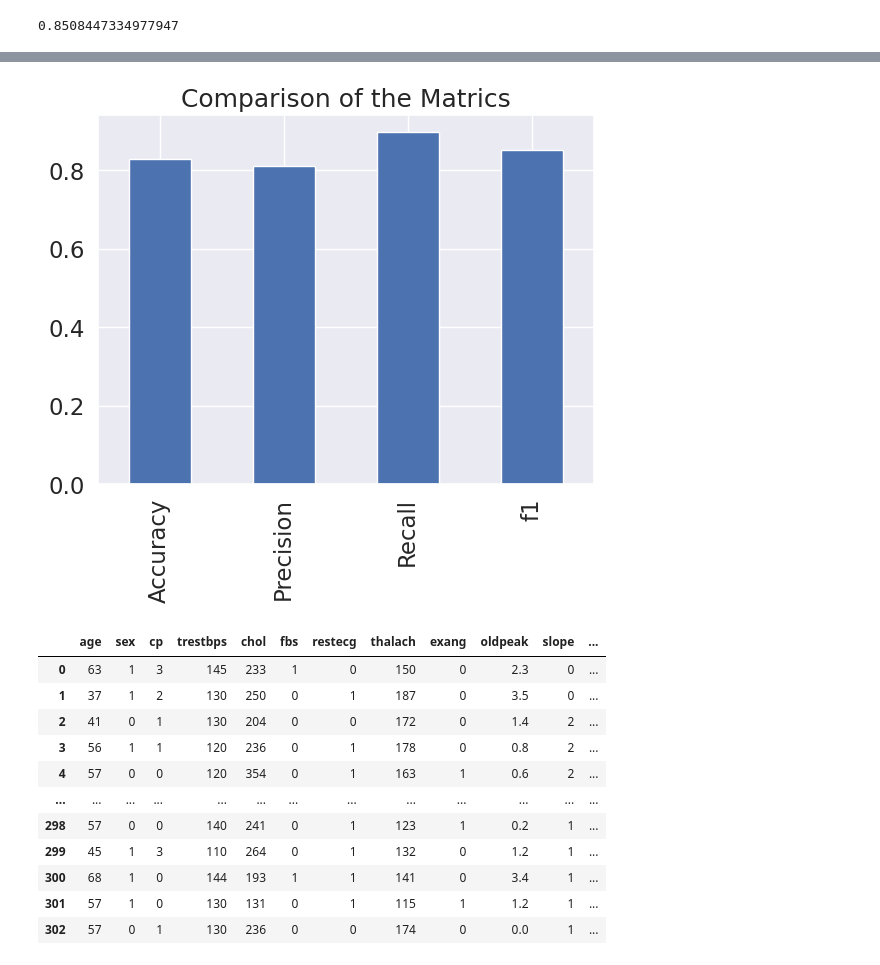
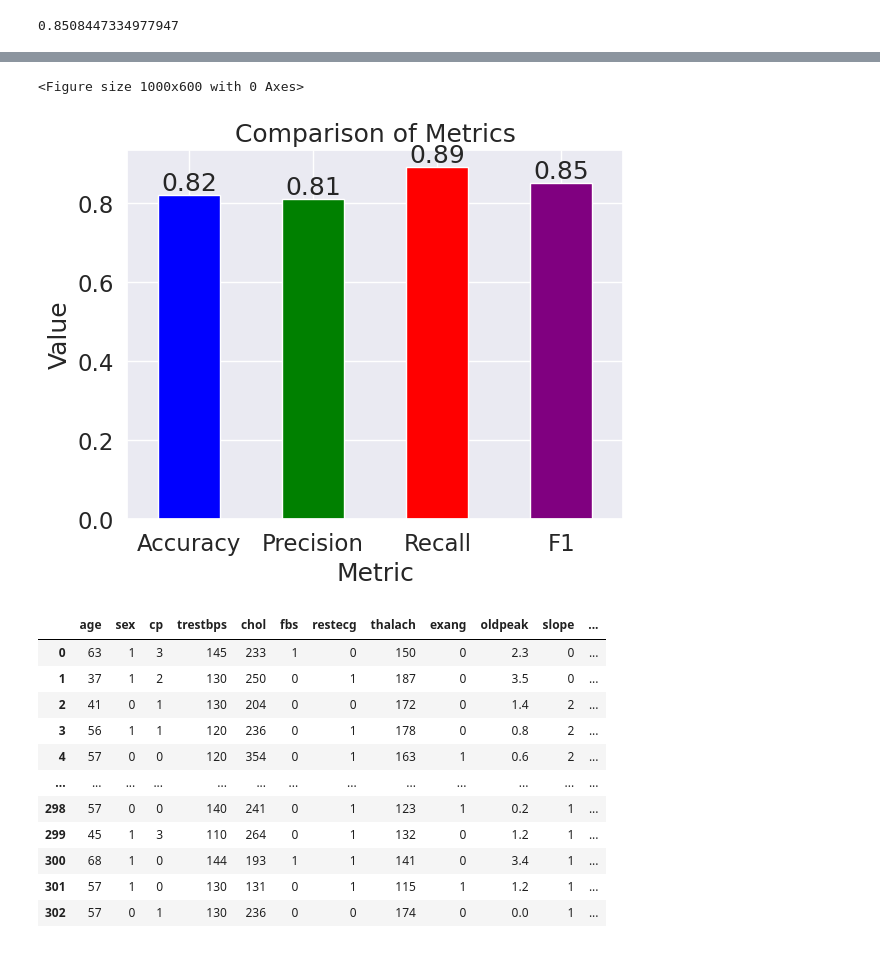
Before and after one commit to GOPIKA-S-S/ML-project, a Jupyter notebook: MLProject.ipynb, the cells around one changed output, grey strips where cells are left out. Cells and saved outputs as stored; diff of their text form; code cells hidden in the pictures.

```diff
--- a/MLProject.ipynb
+++ b/MLProject.ipynb
@@ -753,15 +747,32 @@ cv_plot.plot.bar(title='Comparison of the Matrics',
-# %%
-#1.2
-cv_plot = pd.DataFrame({
-    'Accuracy':cv_accuracy,
-    'Precision':cv_precision,
-    'Recall':cv_recall,
-    'f1':cv_f1
-},index=[0])
-cv_plot.T.plot.bar(title='Comparison of the Matrics',
-                legend=False);
-# %% [output]
-[figure, removed]
+# %%
+
+cv_accuracy = [0.82]
+cv_precision = [0.81]
+cv_recall = [0.89]
+cv_f1 = [0.85]
+
+
+cv_plot = pd.DataFrame({
+    'Metric': ['Accuracy', 'Precision', 'Recall', 'F1'],
+    'Value': [cv_accuracy[0], cv_precision[0], cv_recall[0], cv_f1[0]]
+})
+
+# Create a bar plot
+plt.figure(figsize=(10, 6))
+ax = cv_plot.plot.bar(x='Metric', y='Value', rot=0, color=['blue', 'green', 'red', 'purple'], legend=False)
+
+
+plt.title('Comparison of Metrics')
+plt.xlabel('Metric')
+plt.ylabel('Value')
+
+for p in ax.patches:
+    ax.annotate(f'{p.get_height():.2f}', (p.get_x() + p.get_width() / 2, p.get_height()), ha='center', va='bottom')
+
+plt.show()
+# %% [output]
+<Figure size 1000x600 with 0 Axes>
+[figure, added]
 # %%
 df
 # %% [output]
```
Also changed, not shown: parts of 54 cells of this notebook.
